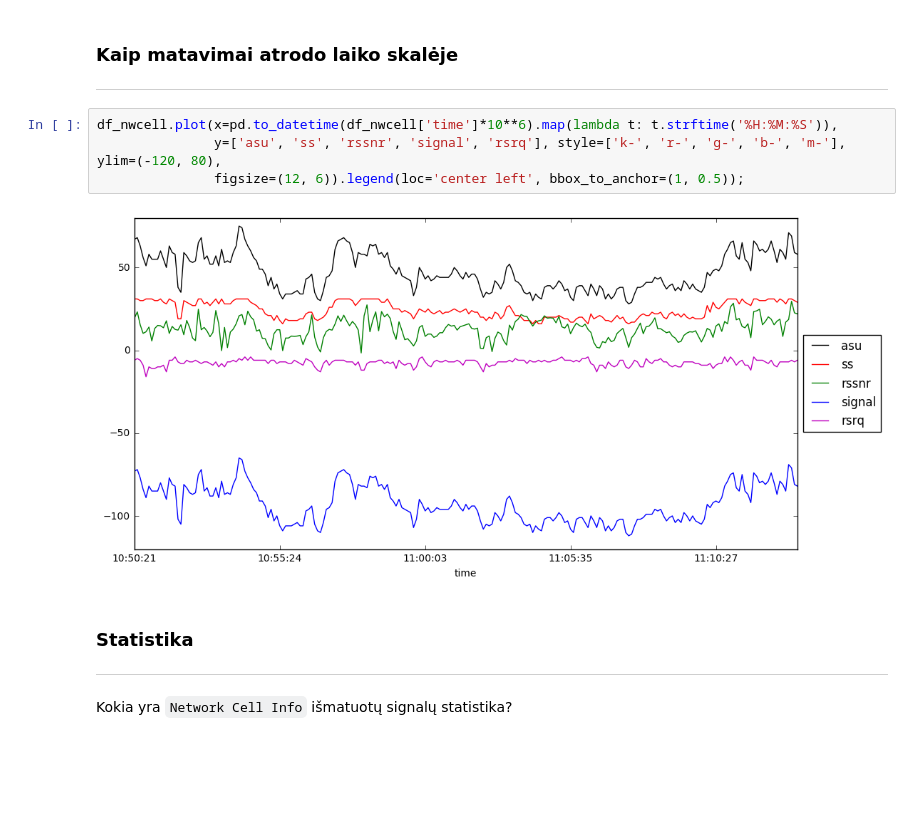
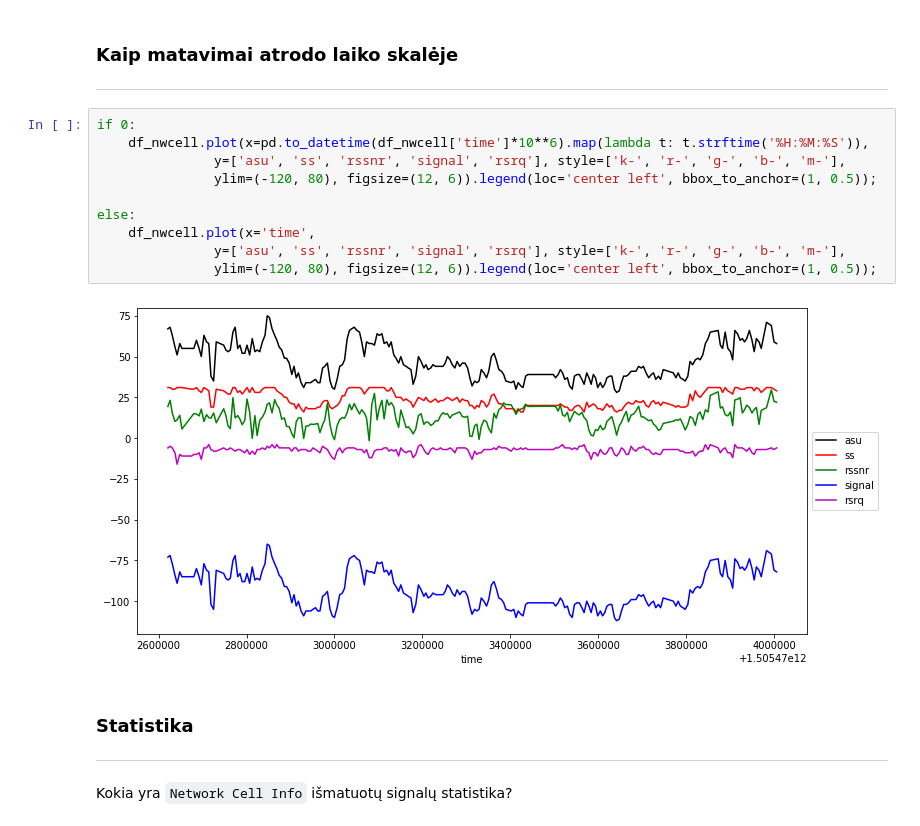
Before and after one commit to arimvydas/tinklamatis, a Jupyter notebook: tinklamatis.ipynb, the cells around one changed output. Cells and saved outputs as stored; diff of their text form; blank space fills up the shorter version.

```diff
--- a/tinklamatis.ipynb
+++ b/tinklamatis.ipynb
@@ -203,11 +203,17 @@ map_2
 ### Kaip matavimai atrodo laiko skalėje
 ---
 # %%
-df_nwcell.plot(x=pd.to_datetime(df_nwcell['time']*10**6).map(lambda t: t.strftime('%H:%M:%S')),
-               y=['asu', 'ss', 'rssnr', 'signal', 'rsrq'], style=['k-', 'r-', 'g-', 'b-', 'm-'], ylim=(-120, 80),
-               figsize=(12, 6)).legend(loc='center left', bbox_to_anchor=(1, 0.5));
+if 0:
+    df_nwcell.plot(x=pd.to_datetime(df_nwcell['time']*10**6).map(lambda t: t.strftime('%H:%M:%S')),
+               y=['asu', 'ss', 'rssnr', 'signal', 'rsrq'], style=['k-', 'r-', 'g-', 'b-', 'm-'],
+               ylim=(-120, 80), figsize=(12, 6)).legend(loc='center left', bbox_to_anchor=(1, 0.5));
+
+else:
+    df_nwcell.plot(x='time',
+               y=['asu', 'ss', 'rssnr', 'signal', 'rsrq'], style=['k-', 'r-', 'g-', 'b-', 'm-'],
+               ylim=(-120, 80), figsize=(12, 6)).legend(loc='center left', bbox_to_anchor=(1, 0.5));
 # %% [output]
-[figure, old version]
+[figure, new version]
 # %% [markdown]
 ### Statistika
 ---
```
Also changed, not shown: parts of 8 cells of this notebook.
